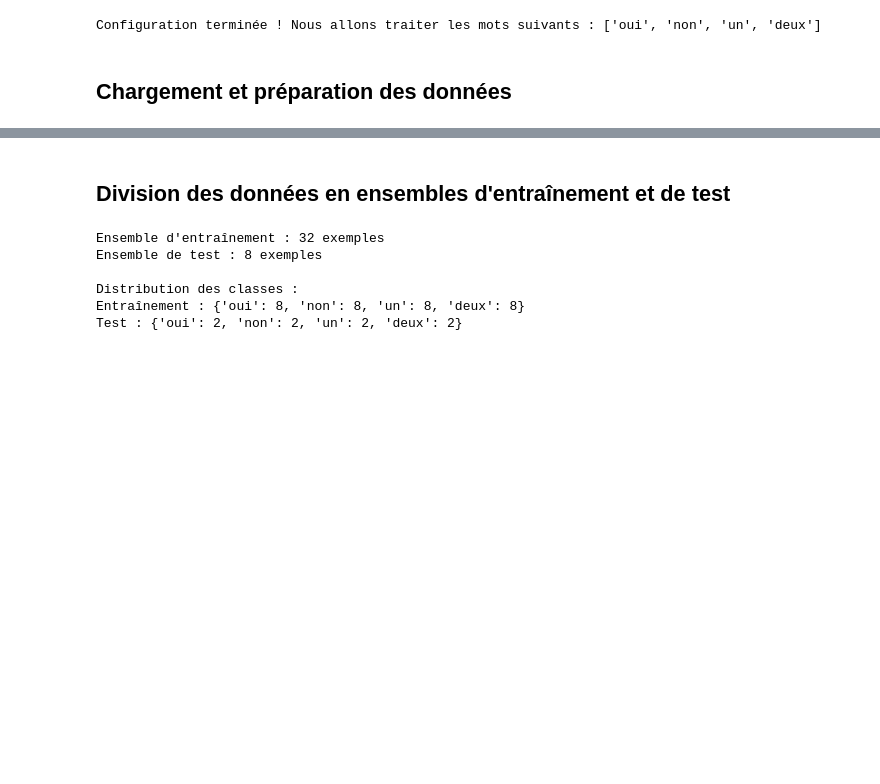
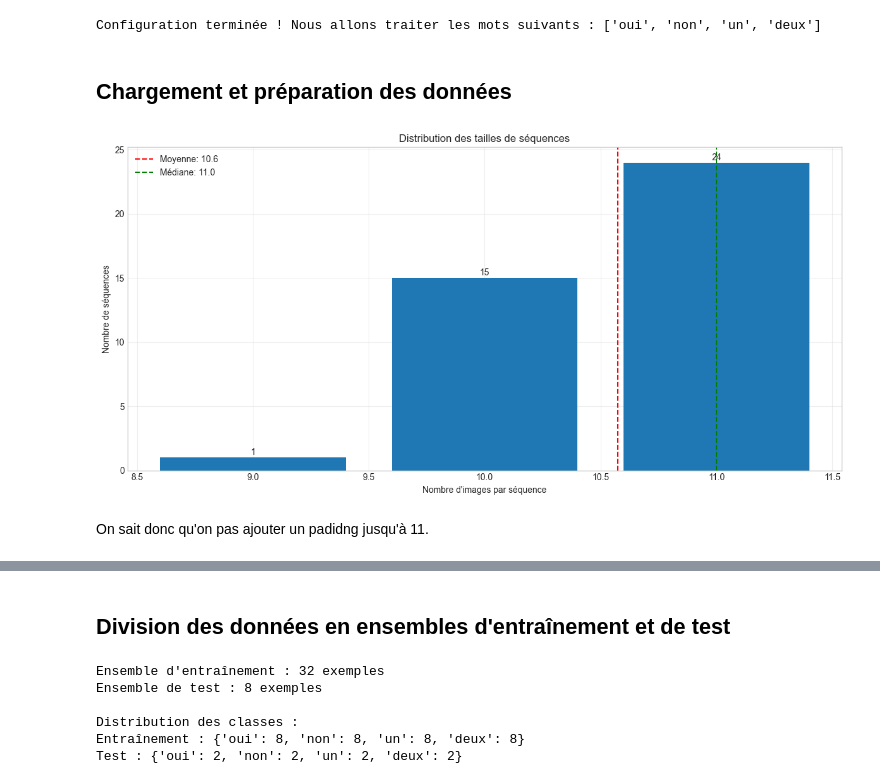
Before and after one commit to Orholam3/simple-vsr-project, a Jupyter notebook: vsr/notebooks/VSR03_Model_Training.ipynb, the cells around one changed output, grey strips where cells are left out. Saved outputs shown, nothing was run; the diff lists cells and outputs as text; code cells hidden in the pictures; blank space fills up the shorter version.

```diff
--- a/vsr/notebooks/VSR03_Model_Training.ipynb
+++ b/vsr/notebooks/VSR03_Model_Training.ipynb
@@ -228,0 +108,54 @@ def load_data():
+# %%
+def visualize_sequence_lengths():
+    # Collecter toutes les séquences sans normalisation
+    sequences = []
+
+    for word in target_words:
+        word_dir = os.path.join(lip_frames_dir, word)
+
+        if not os.path.isdir(word_dir):
+            continue
+
+        # Identifier les séquences uniques par leur préfixe
+        sequence_prefixes = set()
+        for file in os.listdir(word_dir):
+            if file.endswith('.png'):
+                parts = file.split('_')
+                if len(parts) >= 2:
+                    prefix = f"{parts[0]}_{parts[1]}"
+                    sequence_prefixes.add(prefix)
+
+        for prefix in sequence_prefixes:
+            # Compter le nombre d'images dans cette séquence
+            sequence_files = [f for f in os.listdir(word_dir) if f.startswith(prefix) and f.endswith('.png')]
+            sequences.append(len(sequence_files))
+
+    # Visualiser la distribution des tailles
+    import matplotlib.pyplot as plt
+
+    plt.figure(figsize=(12, 6))
+    plt.hist(sequences, bins=range(min(sequences), max(sequences) + 2), align='left', rwidth=0.8)
+    plt.xlabel('Nombre d\'images par séquence')
+    plt.ylabel('Nombre de séquences')
+    plt.title('Distribution des tailles de séquences')
+    plt.grid(True, alpha=0.3)
+
+    # Ajouter des informations statistiques
+    plt.axvline(x=np.mean(sequences), color='red', linestyle='--', label=f'Moyenne: {np.mean(sequences):.1f}')
+    plt.axvline(x=np.median(sequences), color='green', linestyle='--', label=f'Médiane: {np.median(sequences)}')
+
+    # Ajouter le nombre exact pour chaque taille
+    for i in range(min(sequences), max(sequences) + 1):
+        count = sequences.count(i)
+        if count > 0:
+            plt.text(i, count + 0.2, str(count), ha='center')
+
+    plt.legend()
+    plt.tight_layout()
+    plt.show()
+
+visualize_sequence_lengths()
+# %% [output]
+[figure, added]
+# %% [markdown]
+On sait donc qu'on pas ajouter un padidng jusqu'à 11.
```
Also changed, not shown: parts of 33 cells of this notebook, 5 other files.
